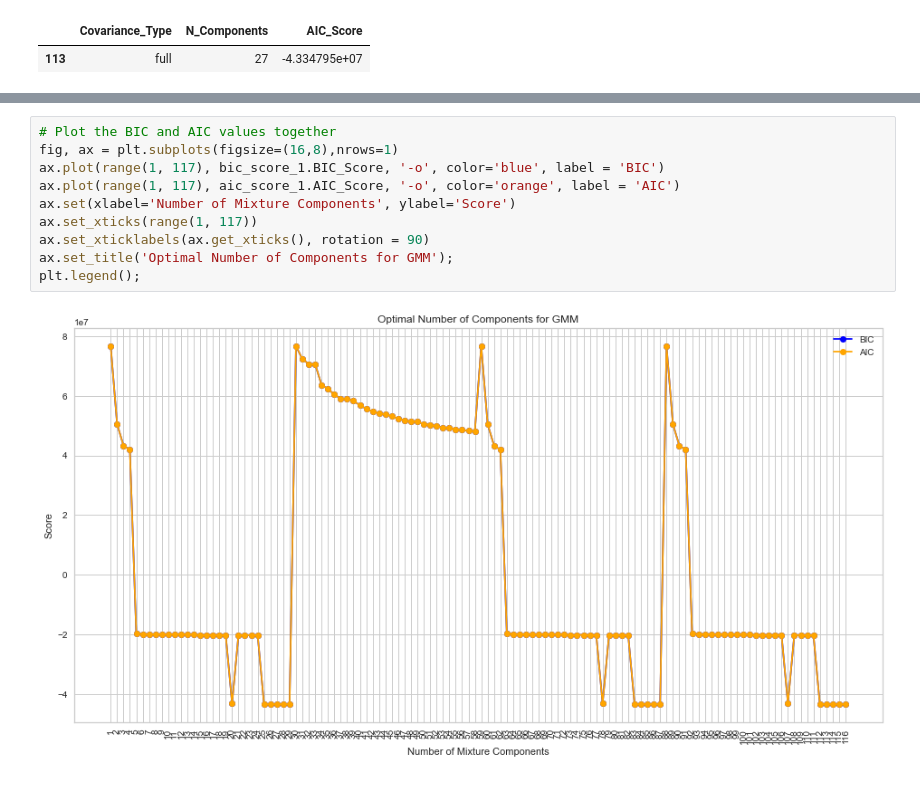
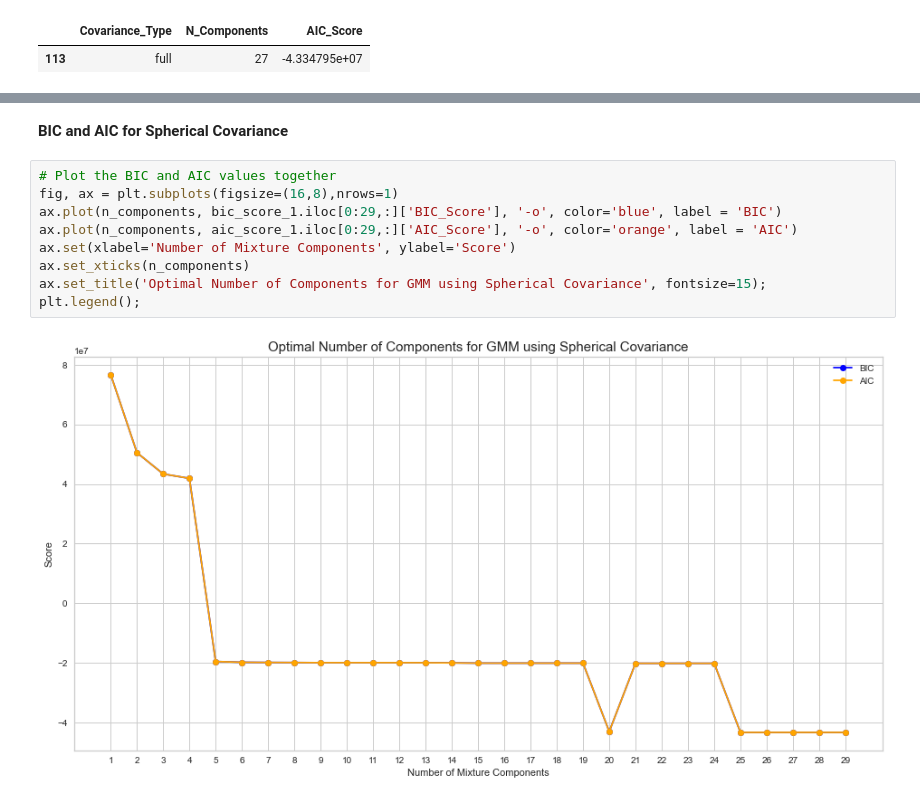
Before and after one commit to Ellie190/Student-Segmentation, a Jupyter notebook: edm_analysis.ipynb, the cells around one changed output, grey strips where cells are left out. Saved outputs shown, nothing was run; the diff lists cells and outputs as text.

Commit message:
Optimal GMM Components with BIC & AIC

```diff
--- a/edm_analysis.ipynb
+++ b/edm_analysis.ipynb
@@ -403,12 +373,13 @@ Name: AIC_Score, Length: 116, dtype: float64
+# %% [markdown]
+**BIC and AIC for Spherical Covariance**
 # %%
 # Plot the BIC and AIC values together
 fig, ax = plt.subplots(figsize=(16,8),nrows=1)
-ax.plot(range(1, 117), bic_score_1.BIC_Score, '-o', color='blue', label = 'BIC')
-ax.plot(range(1, 117), aic_score_1.AIC_Score, '-o', color='orange', label = 'AIC')
+ax.plot(n_components, bic_score_1.iloc[0:29,:]['BIC_Score'], '-o', color='blue', label = 'BIC')
+ax.plot(n_components, aic_score_1.iloc[0:29,:]['AIC_Score'], '-o', color='orange', label = 'AIC')
 ax.set(xlabel='Number of Mixture Components', ylabel='Score')
-ax.set_xticks(range(1, 117))
-ax.set_xticklabels(ax.get_xticks(), rotation = 90)
-ax.set_title('Optimal Number of Components for GMM');
+ax.set_xticks(n_components)
+ax.set_title('Optimal Number of Components for GMM using Spherical Covariance', fontsize=15);
 plt.legend();
 # %% [output]
-[figure, old version]
+[figure, new version]
```
Also changed, not shown: parts of 14 cells of this notebook.
